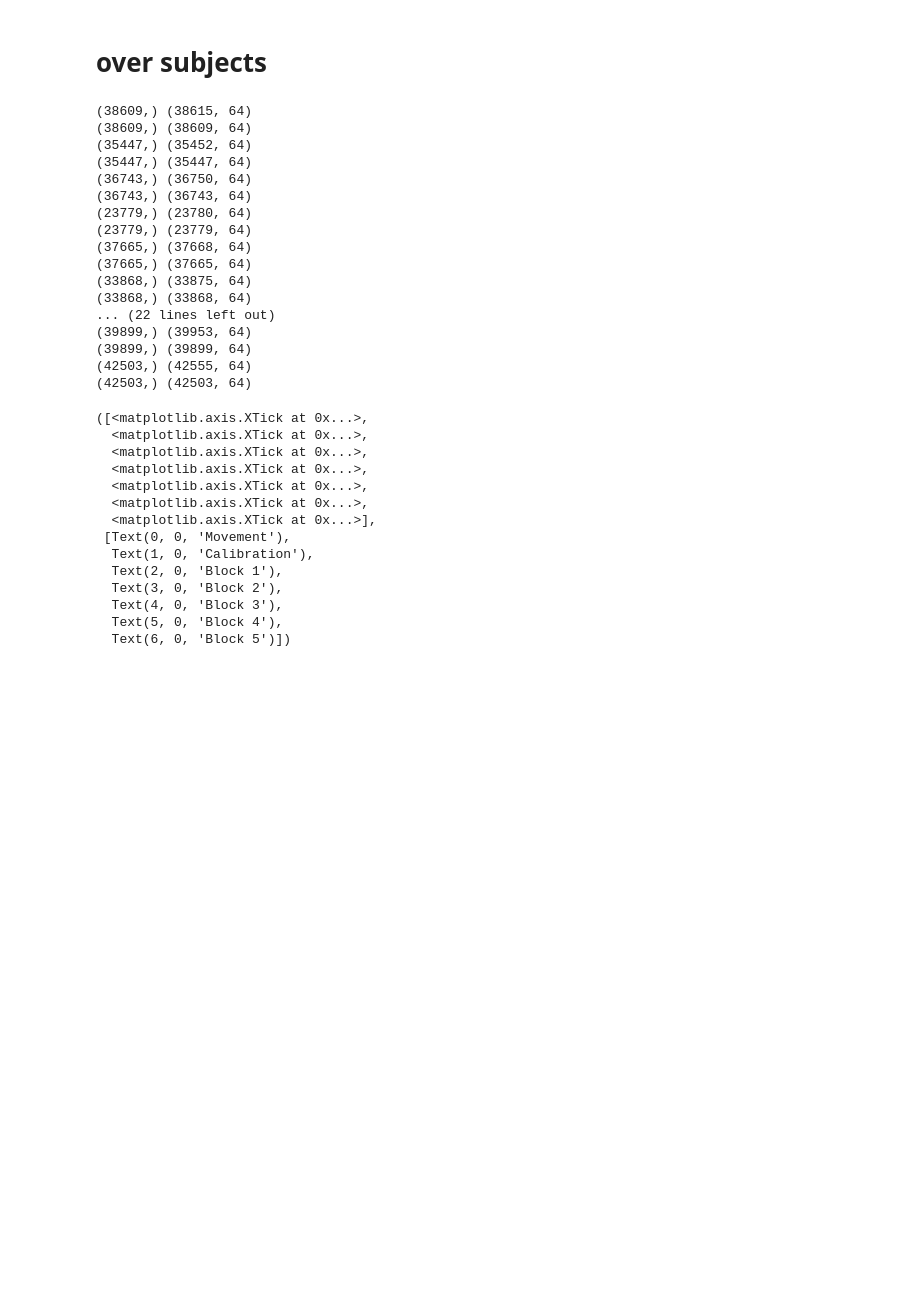
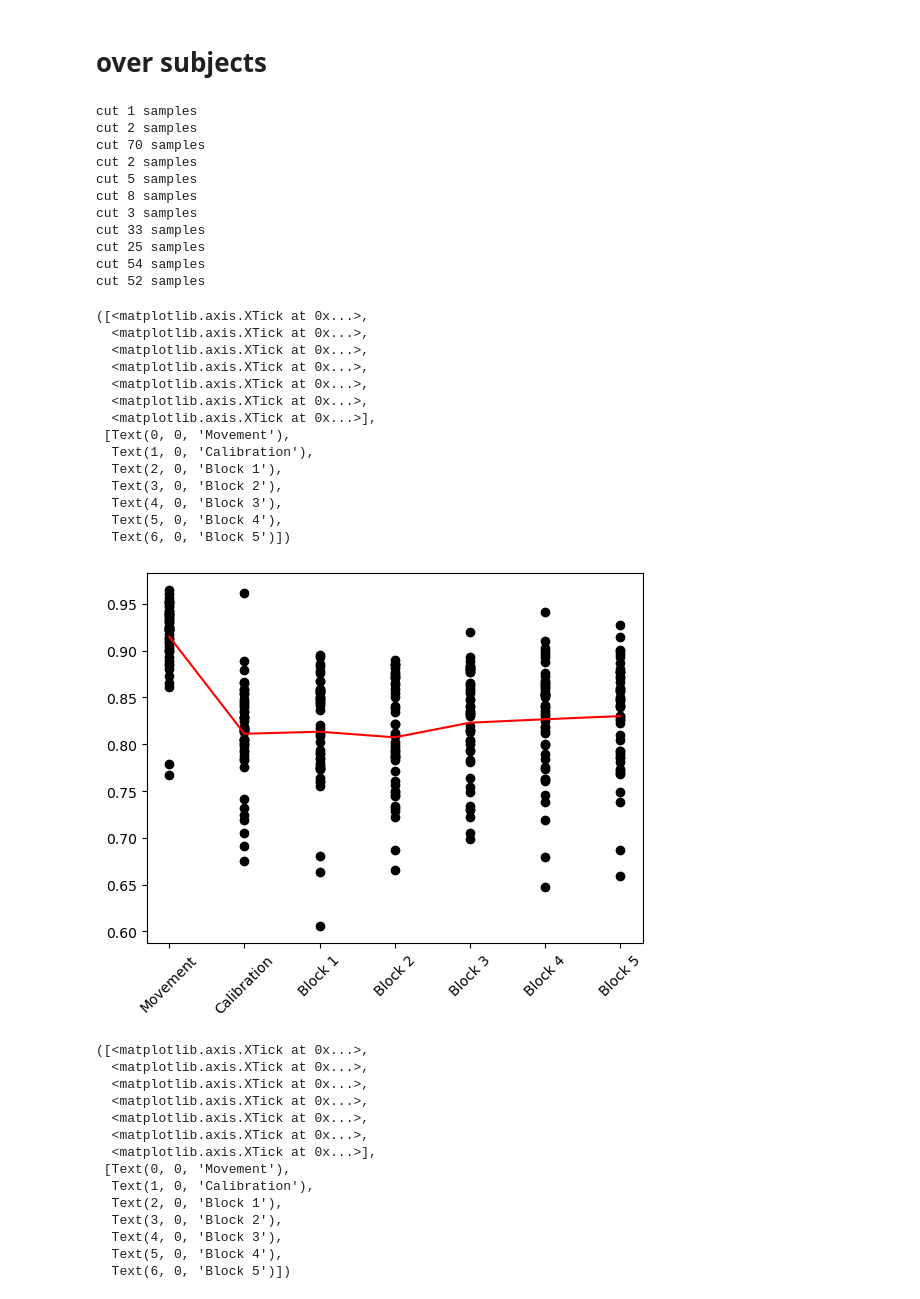
Before and after one commit to spewil/phd, a Jupyter notebook: analysis/notebooks/PCA_dimensionality.ipynb, the cells around one changed output. Saved outputs shown, nothing was run; the diff lists cells and outputs as text; code cells hidden in the pictures; blank space fills up the shorter version.

```diff
--- a/analysis/notebooks/PCA_dimensionality.ipynb
+++ b/analysis/notebooks/PCA_dimensionality.ipynb
@@ -75,11 +55,11 @@ def effective_rank(samples, n_svs=2):
     U, S, V = np.linalg.svd(np.cov(samples.T))
     return S[:n_svs].sum()/S.sum()
 # %%
-movement_pca = PCA().fit(log_emg_data(movement_samples))
-calibration_pca = PCA().fit(log_emg_data(calibration_samples))
+movement_pca = PCA().fit(analysis.log_emg_data(movement_samples))
+calibration_pca = PCA().fit(analysis.log_emg_data(calibration_samples))
 chunk_pcas = []
 for chunk in trial_chunks:
-    chunk_pcas.append(PCA().fit(log_emg_data(chunk)))
+    chunk_pcas.append(PCA().fit(analysis.log_emg_data(chunk)))
 # %%
 n_svs = 2
 top_3_svs = [movement_pca.explained_variance_ratio_[:n_svs].sum(), calibration_pca.explained_variance_ratio_[:n_svs].sum()] + [c.explained_variance_ratio_[:n_svs].sum() for c in chunk_pcas]
@@ -112,32 +92,46 @@ for subject_idx in range(46):
         ns = analysis.remove_nan_rows(s)
         trial_chunks.append(ns)
 
-    movement_pca = PCA().fit(log_emg_data(movement_samples))
-    # print(subject_idx, np.where(~np.isfinite(log_emg_data(calibration_samples))),np.where(calibration_samples<0))
-    calibration_pca = PCA().fit(log_emg_data(calibration_samples))
+    movement_pca = PCA().fit(analysis.log_emg_data(movement_samples))
+    calibration_pca = PCA().fit(analysis.log_emg_data(calibration_samples))
     chunk_pcas = []
     for chunk in trial_chunks:
-        chunk_pcas.append(PCA().fit(log_emg_data(chunk)))
+        chunk_pcas.append(PCA().fit(analysis.log_emg_data(chunk)))
 
     top_svs.append([movement_pca.explained_variance_ratio_[:n_svs].sum(), calibration_pca.explained_variance_ratio_[:n_svs].sum()] + [c.explained_variance_ratio_[:n_svs].sum() for c in chunk_pcas])
 # %% [output]
-(38609,) (38615, 64)
-(38609,) (38609, 64)
-(35447,) (35452, 64)
-(35447,) (35447, 64)
-(36743,) (36750, 64)
-(36743,) (36743, 64)
-(23779,) (23780, 64)
-(23779,) (23779, 64)
-(37665,) (37668, 64)
-(37665,) (37665, 64)
-(33868,) (33875, 64)
-(33868,) (33868, 64)
-... (22 lines left out)
-(39899,) (39953, 64)
-(39899,) (39899, 64)
-(42503,) (42555, 64)
-(42503,) (42503, 64)
+cut 1 samples
+cut 2 samples
+cut 70 samples
+cut 2 samples
+cut 5 samples
+cut 8 samples
+cut 3 samples
+cut 33 samples
+cut 25 samples
+cut 54 samples
+cut 52 samples
+# %%
+for s in top_svs:
+    plt.plot(s,"ko")
+plt.plot(np.mean(top_svs,axis=0),"r")
+plt.xticks(range(7),labels=["Movement", "Calibration"] + [f"Block {i}" for i in range(1,6)],rotation=45)
+# %% [output]
+([<matplotlib.axis.XTick at 0x...>,
+  <matplotlib.axis.XTick at 0x...>,
+  <matplotlib.axis.XTick at 0x...>,
+  <matplotlib.axis.XTick at 0x...>,
+  <matplotlib.axis.XTick at 0x...>,
+  <matplotlib.axis.XTick at 0x...>,
+  <matplotlib.axis.XTick at 0x...>],
+ [Text(0, 0, 'Movement'),
+  Text(1, 0, 'Calibration'),
+  Text(2, 0, 'Block 1'),
+  Text(3, 0, 'Block 2'),
+  Text(4, 0, 'Block 3'),
+  Text(5, 0, 'Block 4'),
+  Text(6, 0, 'Block 5')])
+[figure, added]
 # %%
 for s in top_svs:
     plt.plot(s,"ko")
```
Also changed, not shown: parts of 5 cells of this notebook, 1 other file.
